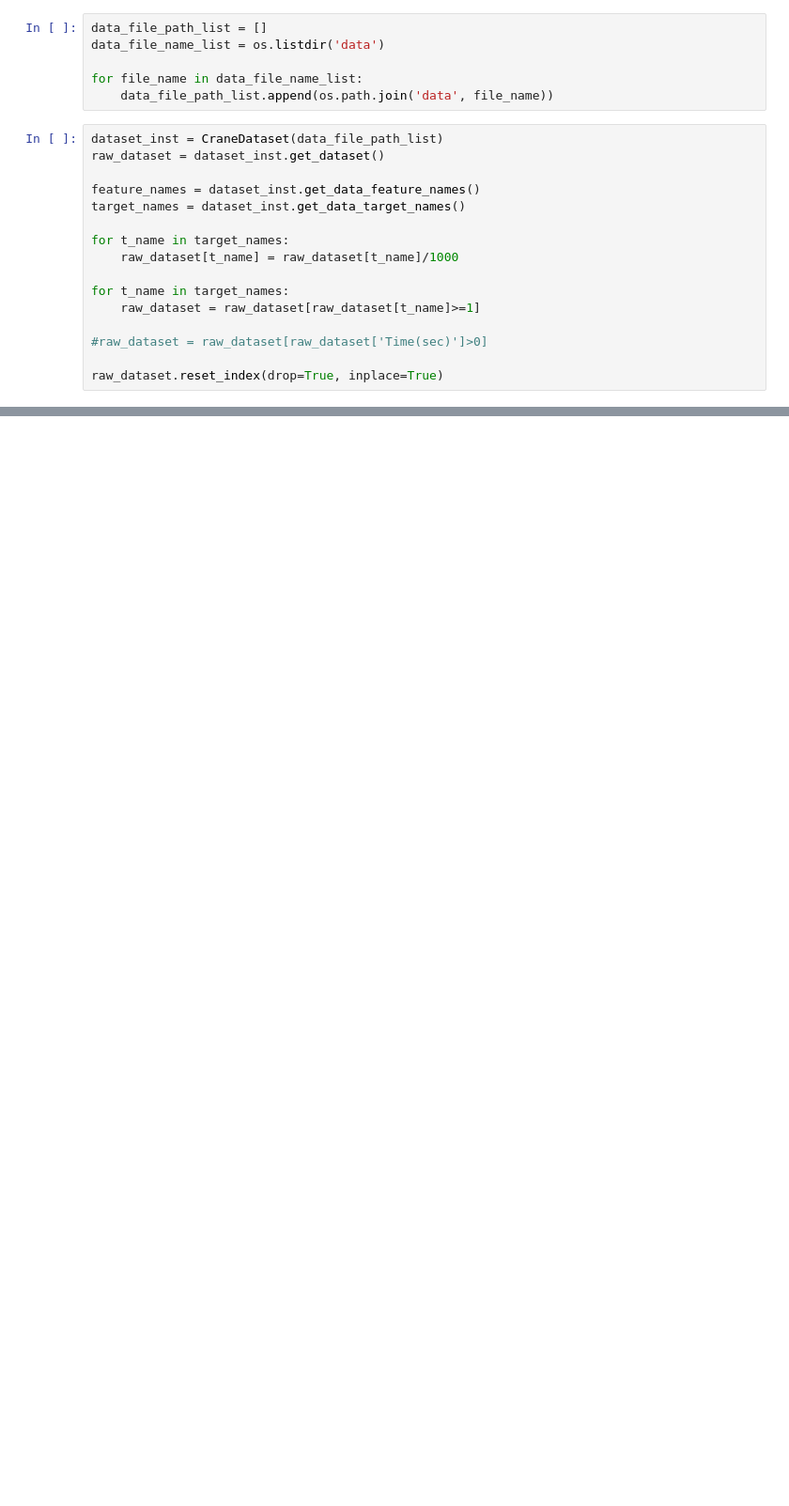
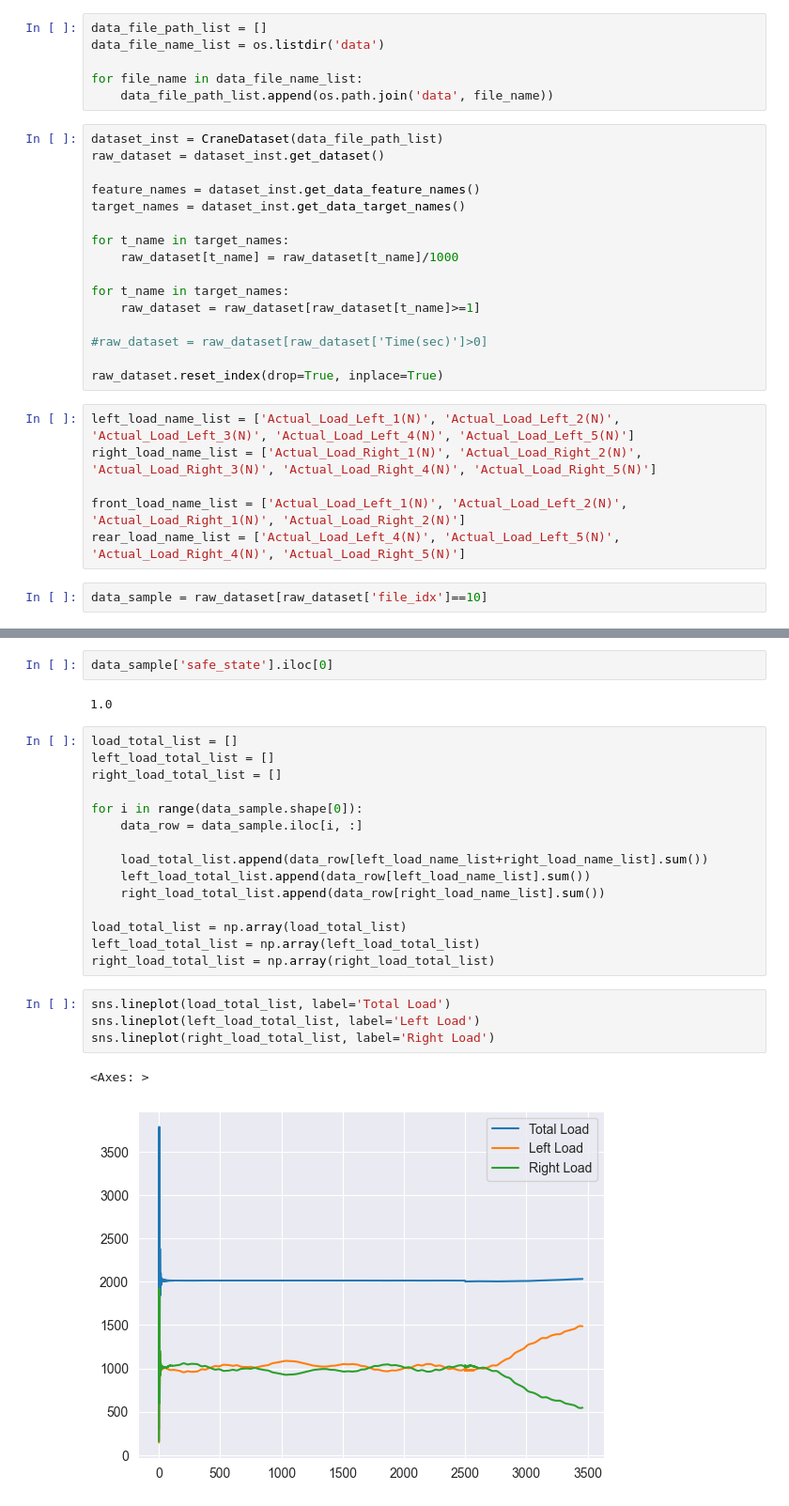
Before and after one commit to jinbeomjeong/estimate_crawler_crane_ground_pressure, a Jupyter notebook: detect_roll_over.ipynb, the cells around one changed output, grey strips where cells are left out. Shown at 94% size. Saved outputs shown, nothing was run; the diff lists cells and outputs as text; blank space fills up the shorter version.

```diff
--- a/detect_roll_over.ipynb
+++ b/detect_roll_over.ipynb
@@ -27,3 +28,11 @@ for t_name in target_names:
 #raw_dataset = raw_dataset[raw_dataset['Time(sec)']>0]
 
 raw_dataset.reset_index(drop=True, inplace=True)
+# %%
+left_load_name_list = ['Actual_Load_Left_1(N)', 'Actual_Load_Left_2(N)', 'Actual_Load_Left_3(N)', 'Actual_Load_Left_4(N)', 'Actual_Load_Left_5(N)']
+right_load_name_list = ['Actual_Load_Right_1(N)', 'Actual_Load_Right_2(N)', 'Actual_Load_Right_3(N)', 'Actual_Load_Right_4(N)', 'Actual_Load_Right_5(N)']
+
+front_load_name_list = ['Actual_Load_Left_1(N)', 'Actual_Load_Left_2(N)', 'Actual_Load_Right_1(N)', 'Actual_Load_Right_2(N)']
+rear_load_name_list = ['Actual_Load_Left_4(N)', 'Actual_Load_Left_5(N)', 'Actual_Load_Right_4(N)', 'Actual_Load_Right_5(N)']
+# %%
+data_sample = raw_dataset[raw_dataset['file_idx']==10]
@@ -29,0 +44,26 @@ raw_dataset.reset_index(drop=True, inplace=True)
+# %%
+data_sample['safe_state'].iloc[0]
+# %% [output]
+1.0
+# %%
+load_total_list = []
+left_load_total_list = []
+right_load_total_list = []
+
+for i in range(data_sample.shape[0]):
+    data_row = data_sample.iloc[i, :]
+
+    load_total_list.append(data_row[left_load_name_list+right_load_name_list].sum())
+    left_load_total_list.append(data_row[left_load_name_list].sum())
+    right_load_total_list.append(data_row[right_load_name_list].sum())
+
+load_total_list = np.array(load_total_list)
+left_load_total_list = np.array(left_load_total_list)
+right_load_total_list = np.array(right_load_total_list)
+# %%
+sns.lineplot(load_total_list, label='Total Load')
+sns.lineplot(left_load_total_list, label='Left Load')
+sns.lineplot(right_load_total_list, label='Right Load')
+# %% [output]
+<Axes: >
+[figure, added]
```
Also changed, not shown: parts of 15 cells of this notebook.
